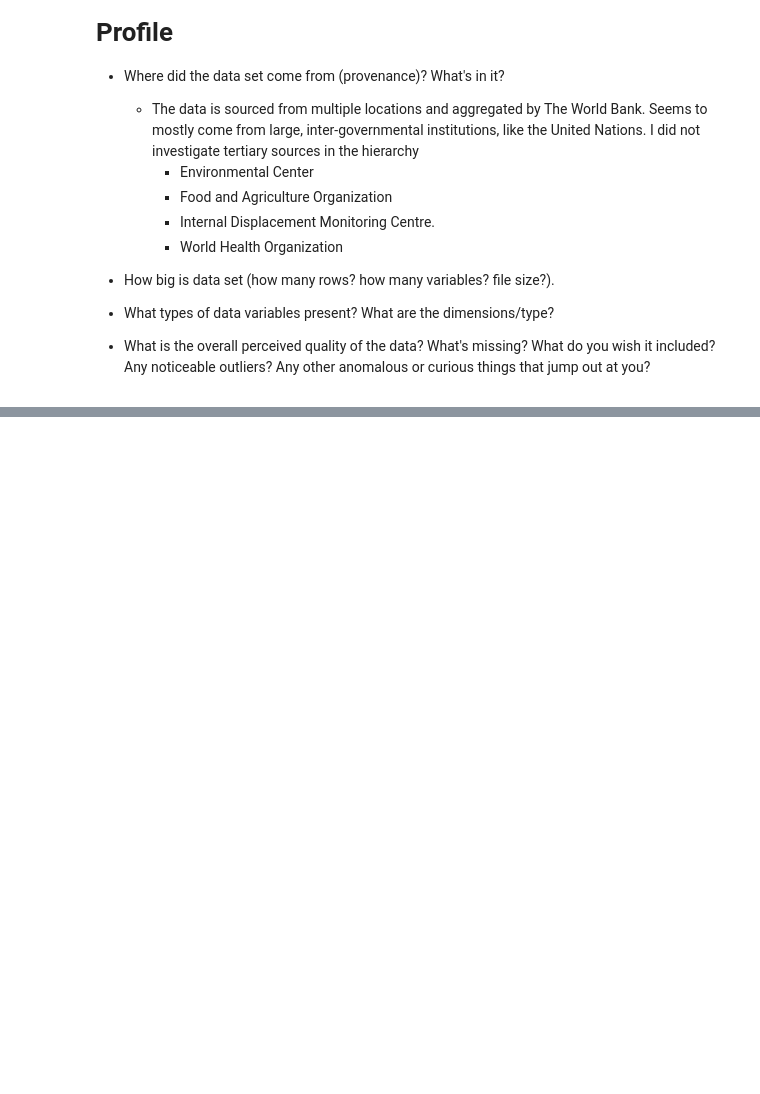
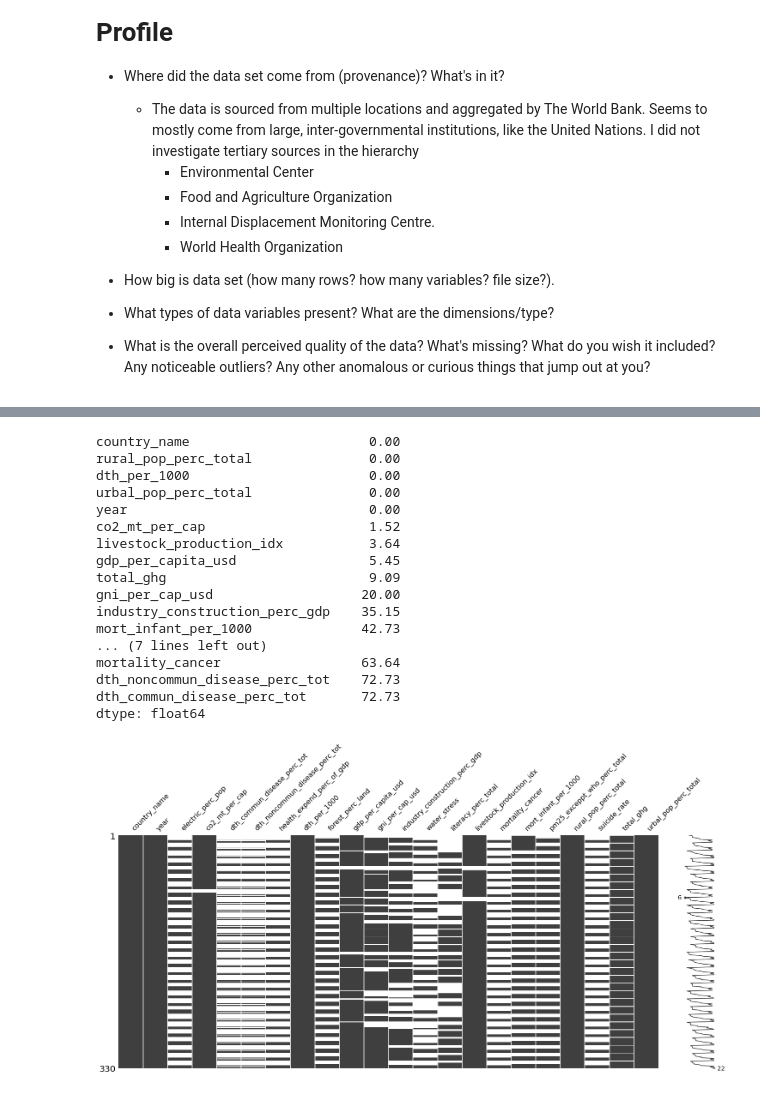
Before and after one commit to ccharp/msds, a Jupyter notebook: 511/a4/a4.ipynb, the cells around one changed output, grey strips where cells are left out. Saved outputs shown, nothing was run; the diff lists cells and outputs as text; code cells hidden in the pictures; blank space fills up the shorter version.

```diff
--- a/511/a4/a4.ipynb
+++ b/511/a4/a4.ipynb
@@ -92,0 +200,26 @@ df_melted.pivot_table(index=['country_name', 'years'], columns='series_name', va
+# %%
+df_agg = df_rdy.groupby(['country_name', pd.cut(df_rdy.year, np.arange(1960, 2020, 5))]).mean().drop('year', 1).reset_index()
+
+msno.matrix(df_agg)
+
+s_sum_missing = ((df_agg.isna().sum() / df_agg.shape[0])*100).sort_values()
+print(s_sum_missing)
+# %% [output]
+country_name                       0.00
+rural_pop_perc_total               0.00
+dth_per_1000                       0.00
+urbal_pop_perc_total               0.00
+year                               0.00
+co2_mt_per_cap                     1.52
+livestock_production_idx           3.64
+gdp_per_capita_usd                 5.45
+total_ghg                          9.09
+gni_per_cap_usd                   20.00
+industry_construction_perc_gdp    35.15
+mort_infant_per_1000              42.73
+... (7 lines left out)
+mortality_cancer                  63.64
+dth_noncommun_disease_perc_tot    72.73
+dth_commun_disease_perc_tot       72.73
+dtype: float64
+[figure, added]
```
Also changed, not shown: parts of 11 cells of this notebook, 1 other file.
